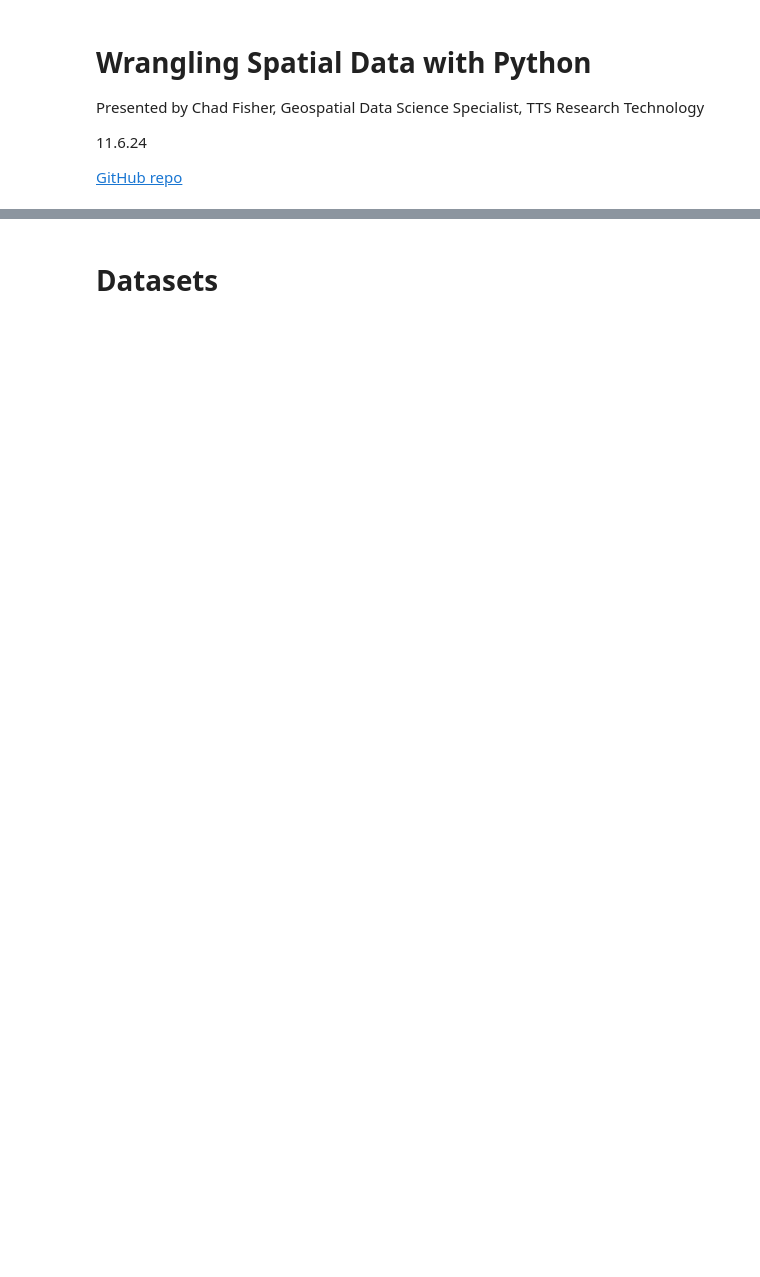
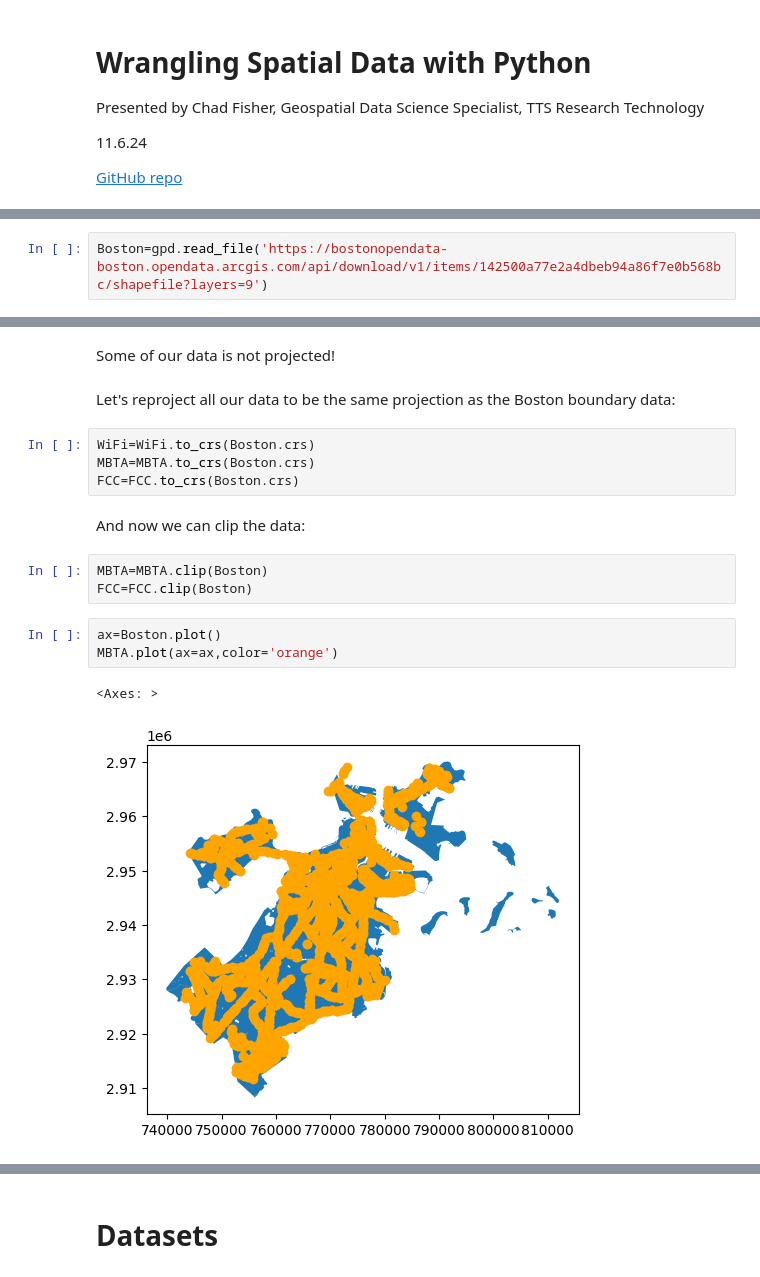
Before and after one commit to chad-fisher/SpatialDataScienceSandbox, a Jupyter notebook: Geoprocessing.ipynb, the cells around one changed output, grey strips where cells are left out. Drawn from its saved outputs; the diff is of its cells as text; blank space fills up the shorter version.

```diff
--- a/Geoprocessing.ipynb
+++ b/Geoprocessing.ipynb
@@ -21,0 +29,2 @@ There are many common spatial data formats including:
+# %%
+Boston=gpd.read_file('https://bostonopendata-boston.opendata.arcgis.com/api/download/v1/items/142500a77e2a4dbeb94a86f7e0b568bc/shapefile?layers=9')
@@ -21,0 +134,19 @@ There are many common spatial data formats including:
+# %% [markdown]
+Some of our data is not projected!
+# %% [markdown]
+Let's reproject all our data to be the same projection as the Boston boundary data:
+# %%
+WiFi=WiFi.to_crs(Boston.crs)
+MBTA=MBTA.to_crs(Boston.crs)
+FCC=FCC.to_crs(Boston.crs)
+# %% [markdown]
+And now we can clip the data:
+# %%
+MBTA=MBTA.clip(Boston)
+FCC=FCC.clip(Boston)
+# %%
+ax=Boston.plot()
+MBTA.plot(ax=ax,color='orange')
+# %% [output]
+<Axes: >
+[figure, added]
```
Also changed, not shown: parts of 56 cells of this notebook.
